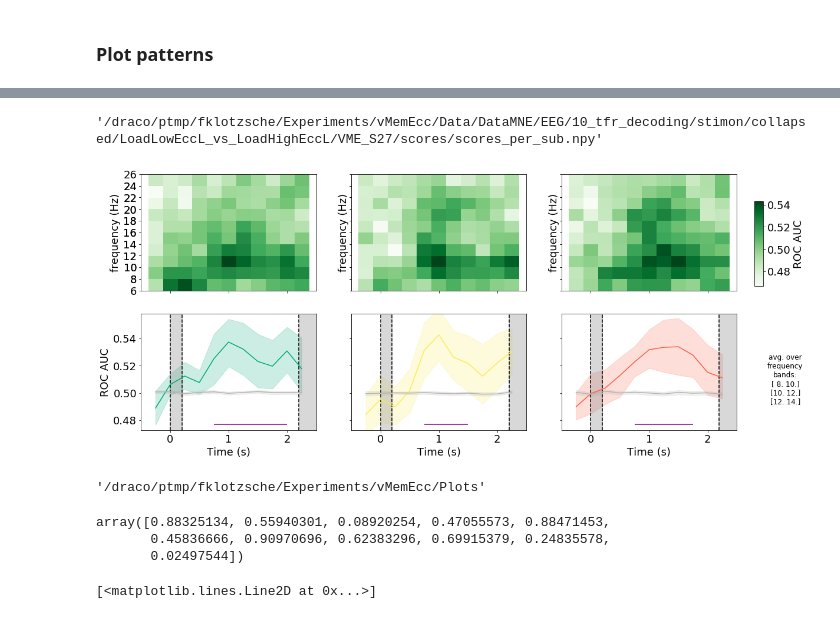
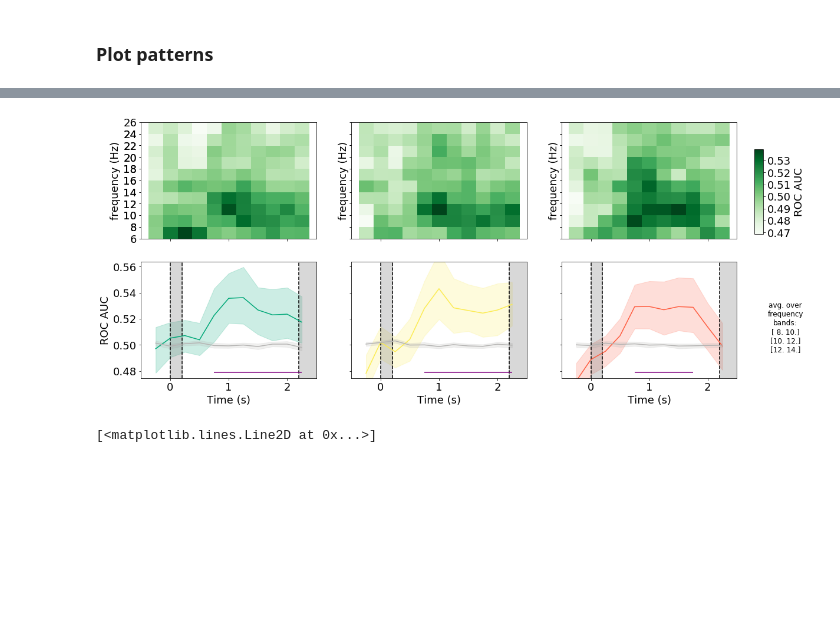
Before and after one commit to eioe/vMemEcc-Analyses, a Jupyter notebook: Analyses_Py/ynb_decode_tfr_plotters.ipynb, the cells around one changed output, grey strips where cells are left out. Saved outputs shown, nothing was run; the diff lists cells and outputs as text; code cells hidden in the pictures; blank space fills up the shorter version.

```diff
--- a/Analyses_Py/ynb_decode_tfr_plotters.ipynb
+++ b/Analyses_Py/ynb_decode_tfr_plotters.ipynb
@@ -277,7 +346,7 @@ sub_list_str = ['VME_S%02d' % sub for sub in sub_list]
 #                 'VME_S06', 'VME_S08', 'VME_S09', 'VME_S10', 'VME_S13']
 
 scoring = 'roc_auc' #'' #'accuracy' # 'balanced_accuracy' #
-reg = 'shrinkage0.4'#'' #
+reg = 'shrinkage0.4'#'ledoit_wolf'  #'' #
 
 scores_list = list()
 for subID in sub_list_str:
@@ -352,7 +421,7 @@ acc_df_long = pd.concat([acc_df_long, acc_df_long_chance])
 scores_ts = scores[:, idx_freqs_of_intr, :].mean(axis=1)
 scores_ts_chance = scores_chance[:, idx_freqs_of_intr, :].mean(axis=1)
 T_obs, clusters, p_values = run_cbp_test(scores_ts - scores_ts_chance) # 0.5) #
-p_val_cbp = 0.01
+p_val_cbp = 0.05
 idx_sign_clusters = np.argwhere(p_values<p_val_cbp)
 sign_cluster_times = [times[clusters[idx[0]]][[0,-1]] for idx in idx_sign_clusters]
 
@@ -373,7 +442,7 @@ txt_ax.text(0.5*(1), 0.5*(1), f'avg. over\nfrequency\nbands:\n{freqs_formatted}'
         fontsize=12, color='black',
         transform=txt_ax.transAxes)
 
-fpath = op.join(config.path_plots, '10_tfr_decoding')
+fpath = op.join(config.paths['plots'], '10_tfr_decoding')
 helpers.chkmk_dir(fpath)
 fname = op.join(fpath, 'AUC-Load_overall.svg')
 fig.savefig(fname)
@@ -600,22 +487,3 @@ for i, ecc in enumerate(['S', 'M', 'L']):
-# %%
-fname
-# %% [output]
-'/draco/ptmp/fklotzsche/Experiments/vMemEcc/Data/DataMNE/EEG/10_tfr_decoding/stimon/collapsed/LoadLowEccL_vs_LoadHighEccL/VME_S27/scores/scores_per_sub.npy'
-# %%
-from shutil import copyfile
-for i, ecc in enumerate(['S', 'M', 'L']):
-    #conditions = ['EccM', 'Ecc' + ecc]
-    conditions = ['LoadLowEcc'+ecc, 'LoadHighEcc'+ecc]
-    contrast_str = '_vs_'.join(conditions)
-    shuf_labs = 'labels_shuffled'
-    fpath = op.join(config.path_decod_tfr, part_epo, signaltype, contrast_str, shuf_labs, '')
-    fname = op.join(fpath, 'info.json')
-    for subID in sub_list_str:
-        fpath_targ = op.join(fpath, subID)
-        fname_targ = op.join(fpath_targ, 'info.json')
-        copyfile(fname, fname_targ)
-# %%
-config.colors['All'] = 'blue'
 # %%
 
 sub_list = np.setdiff1d(np.arange(1, 28), config.ids_missing_subjects +
@@ -624,7 +492,7 @@ sub_list = np.setdiff1d(np.arange(1, 28), config.ids_missing_subjects +
 sub_list_str = ['VME_S%02d' % sub for sub in sub_list]
 
 scoring = 'roc_auc' #'accuracy' #'roc_auc', #'balanced_accuracy' #
-reg = 'shrinkage0.4' #'' #
+reg = 'shrinkage0.4' #'ledoit_wolf'  #'' #
 
 freqs_of_interest = (8, 14)
 # translate freqs_of_interest to index:
@@ -660,7 +528,7 @@ for i, ecc in enumerate(['S', 'M', 'L']):
     scores_list_chance = list()
     for subID in sub_list_str:
         scores_sub_chance, times_chance, freqs_chance = load_scores_decod_tfr([subID], conditions, signaltype='collapsed',
-                                                                              scoring='roc_auc', reg='', load_chance_data=True)
+                                                                              scoring='roc_auc', reg=reg, load_chance_data=True)
         scores_list_chance.append(scores_sub_chance)
     if len(scores_list_chance[-1].shape) == 2:
         scores_list_chance = [arr[np.newaxis, :, :] for arr in scores_list_chance]
@@ -706,35 +574,35 @@ for i, ecc in enumerate(['S', 'M', 'L']):
     scores_ts_chance = scores_chance[:, idx_freqs_of_intr, :].mean(axis=1)
 
     T_obs, clusters, p_values = run_cbp_test(scores_ts - scores_ts_chance) #  #) #0.49) #
-    idx_sign_clusters = np.argwhere(p_values<0.01)
+    idx_sign_clusters = np.argwhere(p_values<0.05)
     sign_cluster_times = [times[clusters[idx[0]]][[0,-1]] for idx in idx_sign_clusters]
 
     plot_score_ts(acc_df_long, plt_dict['stimon'], color=config.colors['Ecc'+ecc], sign_clusters=sign_cluster_times,
                   scoring=scoring, ax=axx[1,i], n_boot=1000)
     axx[1,i].get_legend().remove()
 
 fig.subplots_adjust(right=0.8)
 cbar_ax = fig.add_axes([0.82, 0.55, 0.01, 0.25])
 if scoring == 'roc_auc':
     scoring_str = 'ROC AUC'
 else:
     scoring_str = scoring
 fig.colorbar(im, cax=cbar_ax, label=scoring_str)
 txt_ax = fig.add_axes([0.85, 0.15, 0.01, 0.25])
 txt_ax.set_axis_off()
 freqs_formatted = '\n'.join([str(f) for f in freqs[idx_freqs_of_intr]])
 txt_ax.text(0.5*(1), 0.5*(1), f'avg. over\nfrequency\nbands:\n{freqs_formatted}',
         horizontalalignment='center',
         verticalalignment='center',
         fontsize=12, color='black',
         transform=txt_ax.transAxes)
 
-fpath = op.join(config.path_plots, '10_tfr_decoding')
+fpath = op.join(config.paths['plots'], '10_tfr_decoding')
 helpers.chkmk_dir(fpath)
 fname = op.join(fpath, 'AUC-Load_perEcc.svg')
 fig.savefig(fname)
 
 plt.rcParams['figure.figsize'] = [13*1.6, 5*1.6]
 plt.rcParams["legend.loc"] = 'upper left'
 # %% [output]
-[figure, old version]
+[figure, new version]
@@ -743,7 +609,3 @@ fpath = op.join(config.path_decod_tfr, '')
-# %%
-config.path_plots
-# %% [output]
-'/draco/ptmp/fklotzsche/Experiments/vMemEcc/Plots'
 # %%
 # calc repeated anova:
 res = list()
@@ -765,12 +627,6 @@ for i, ecc in enumerate(['S', 'M', 'L']):
     res.append(scores[:, idx_freqs_of_intr, :].mean(axis=1))
 data = np.asarray(res).swapaxes(1,0)
 fs, ps = mne.stats.f_mway_rm(data, factor_levels=[3])
-# %%
-ps
-# %% [output]
-array([0.88325134, 0.55940301, 0.08920254, 0.47055573, 0.88471453,
-       0.45836666, 0.90970696, 0.62383296, 0.69915379, 0.24835578,
-       0.02497544])
 # %%
 dd = dict()
 for i, ecc in enumerate(['S', 'M', 'L']):
```
Also changed, not shown: parts of 32 cells of this notebook.
